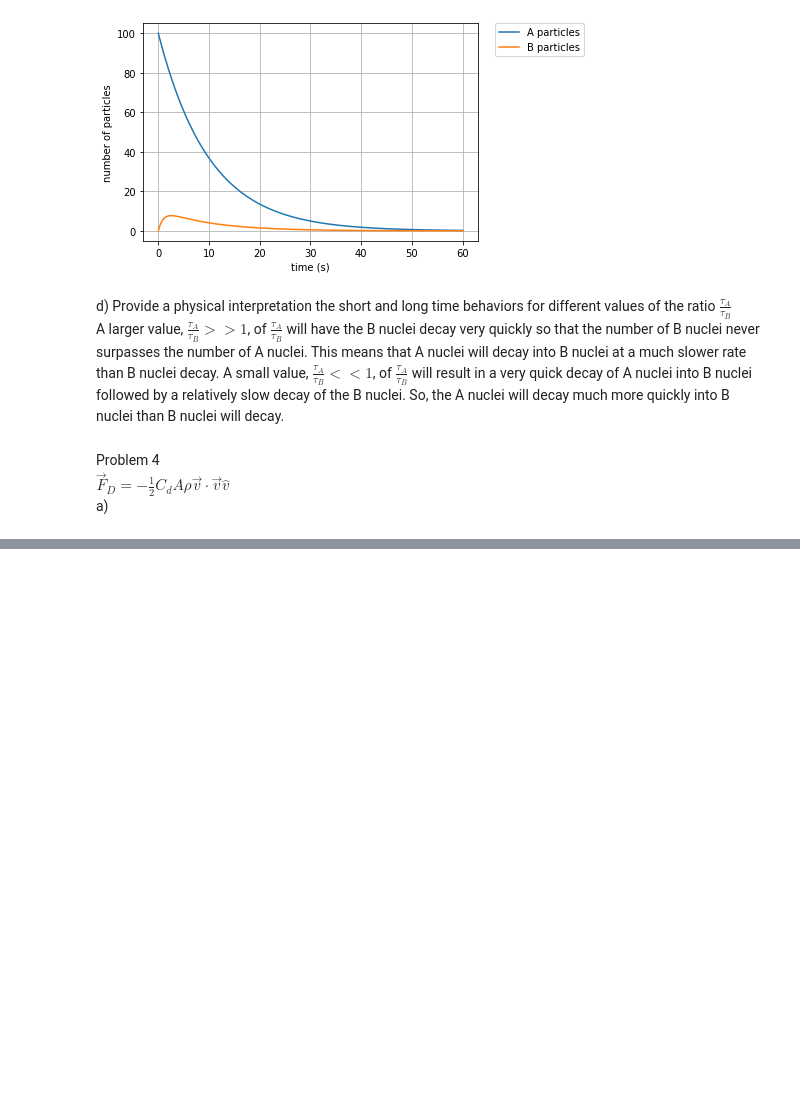
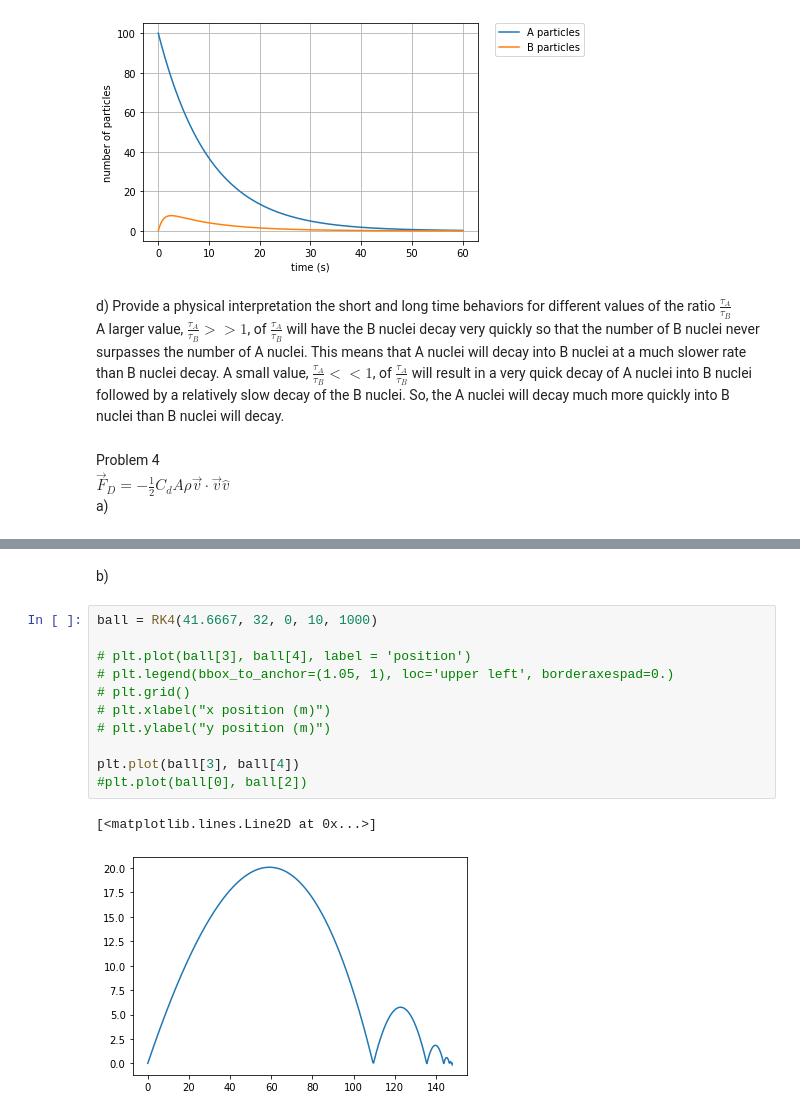
Before and after one commit to calvin-bales/Lectures, a Jupyter notebook: Homework_1.ipynb, the cells around one changed output, grey strips where cells are left out. Cells and saved outputs as stored; diff of their text form; blank space fills up the shorter version.

```diff
--- a/Homework_1.ipynb
+++ b/Homework_1.ipynb
@@ -361,0 +353,16 @@ plt.grid()
+# %% [markdown]
+b)
+# %%
+ball = RK4(41.6667, 32, 0, 10, 1000)
+
+# plt.plot(ball[3], ball[4], label = 'position')
+# plt.legend(bbox_to_anchor=(1.05, 1), loc='upper left', borderaxespad=0.)
+# plt.grid()
+# plt.xlabel("x position (m)")
+# plt.ylabel("y position (m)")
+
+plt.plot(ball[3], ball[4])
+#plt.plot(ball[0], ball[2])
+# %% [output]
+[<matplotlib.lines.Line2D at 0x...>]
+[figure, added]
```
Also changed, not shown: parts of 20 cells of this notebook, 1 other file.
